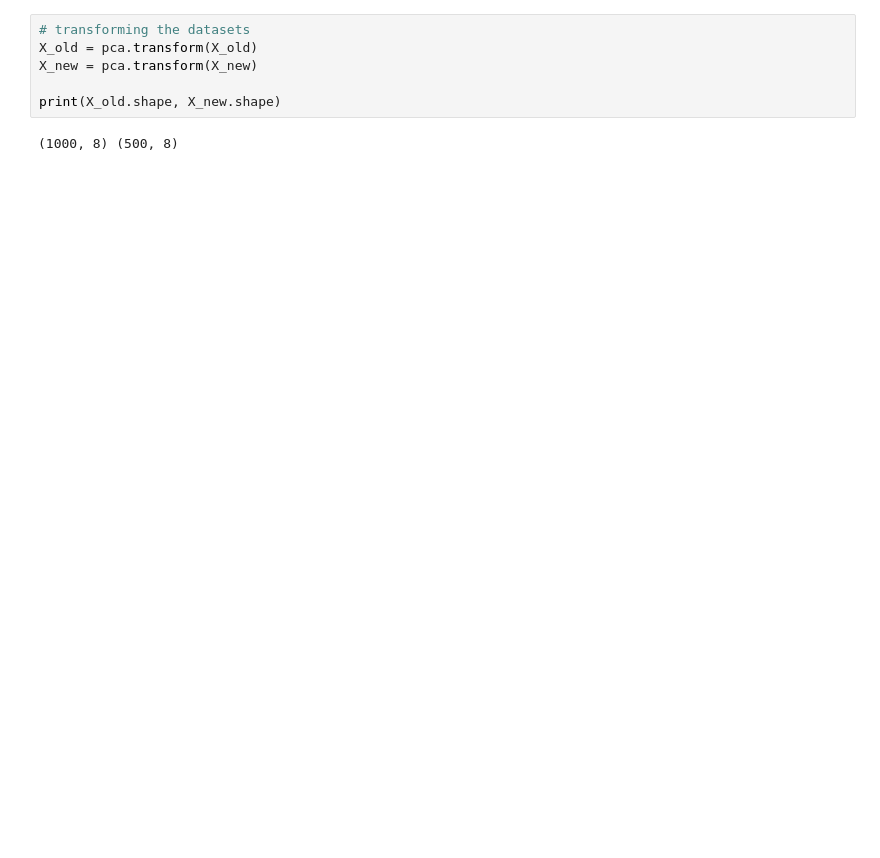
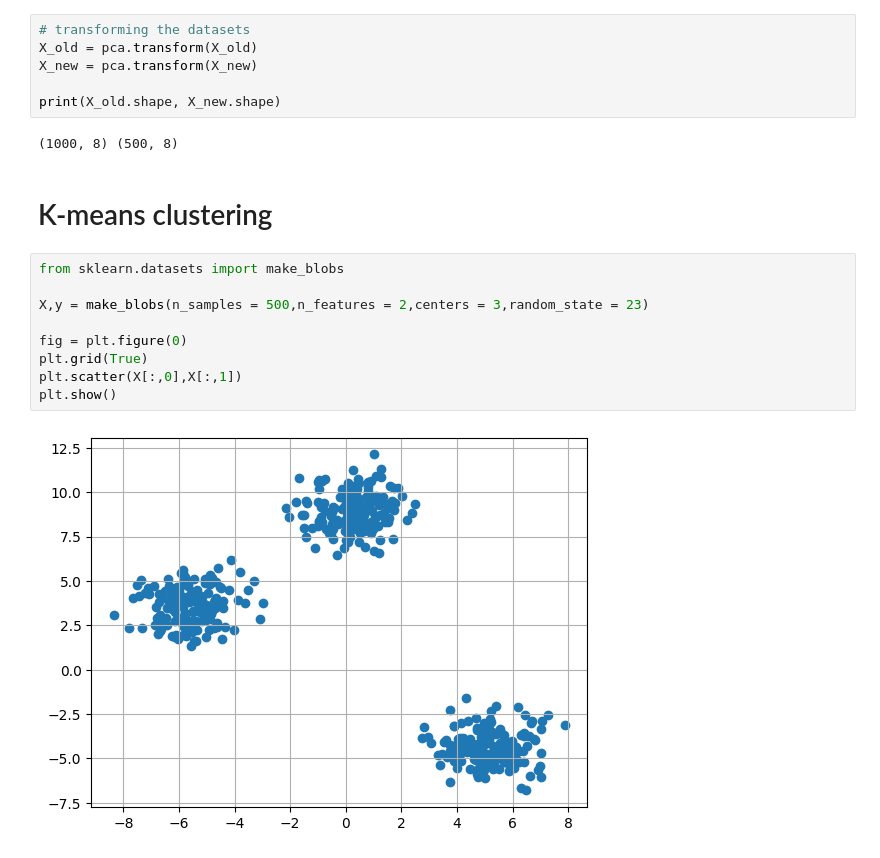
Before and after one commit to Aayush0966/machine-learning, a Jupyter notebook: LinearModels.ipynb, the cells around one changed output. Saved outputs shown, nothing was run; the diff lists cells and outputs as text; blank space fills up the shorter version.

Commit message:
implemented K means clustering

```diff
--- a/LinearModels.ipynb
+++ b/LinearModels.ipynb
@@ -749,3 +749,16 @@ X_new = pca.transform(X_new)
 print(X_old.shape, X_new.shape)
 # %% [output]
 (1000, 8) (500, 8)
+# %% [markdown]
+# K-means clustering
+# %%
+from sklearn.datasets import make_blobs
+
+X,y = make_blobs(n_samples = 500,n_features = 2,centers = 3,random_state = 23)
+
+fig = plt.figure(0)
+plt.grid(True)
+plt.scatter(X[:,0],X[:,1])
+plt.show()
+# %% [output]
+[figure, added]
```
Also changed, not shown: parts of 7 cells of this notebook.
